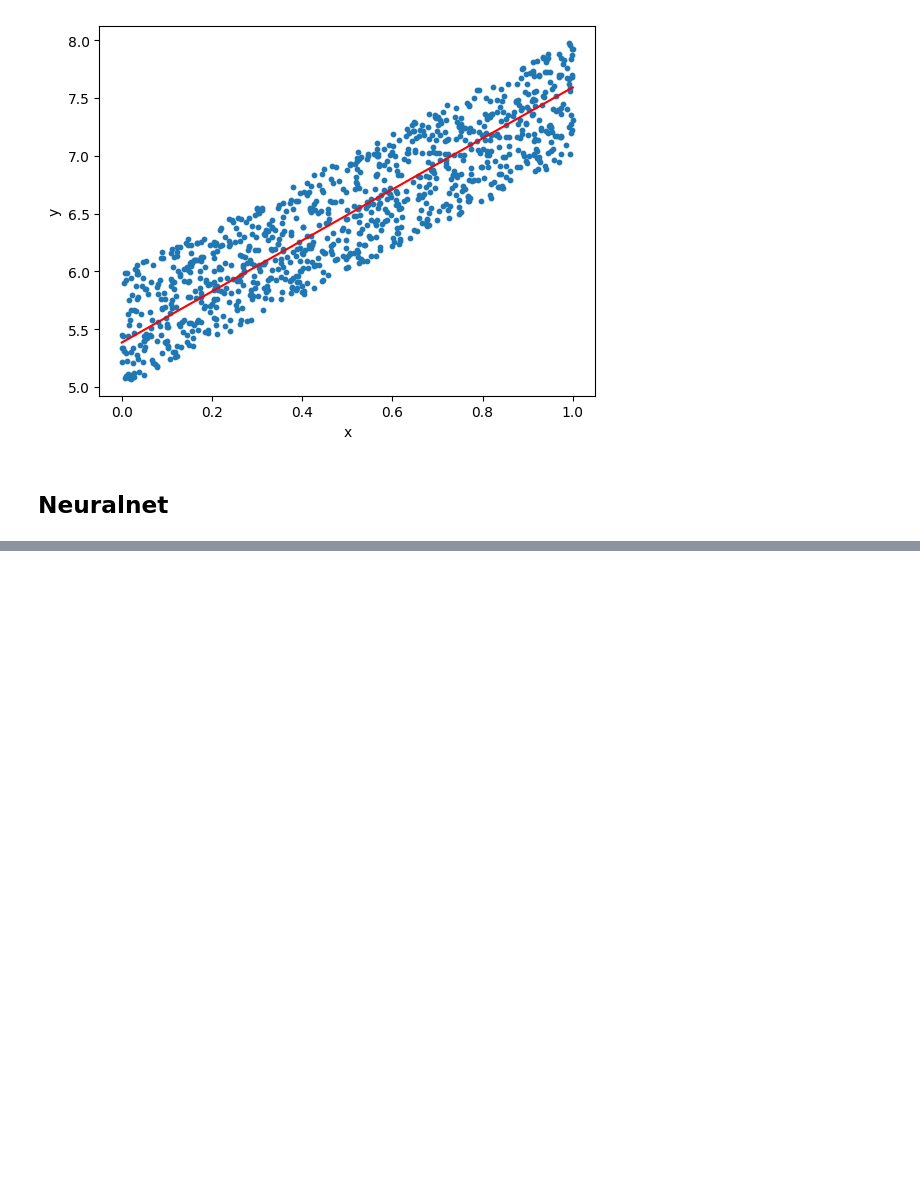
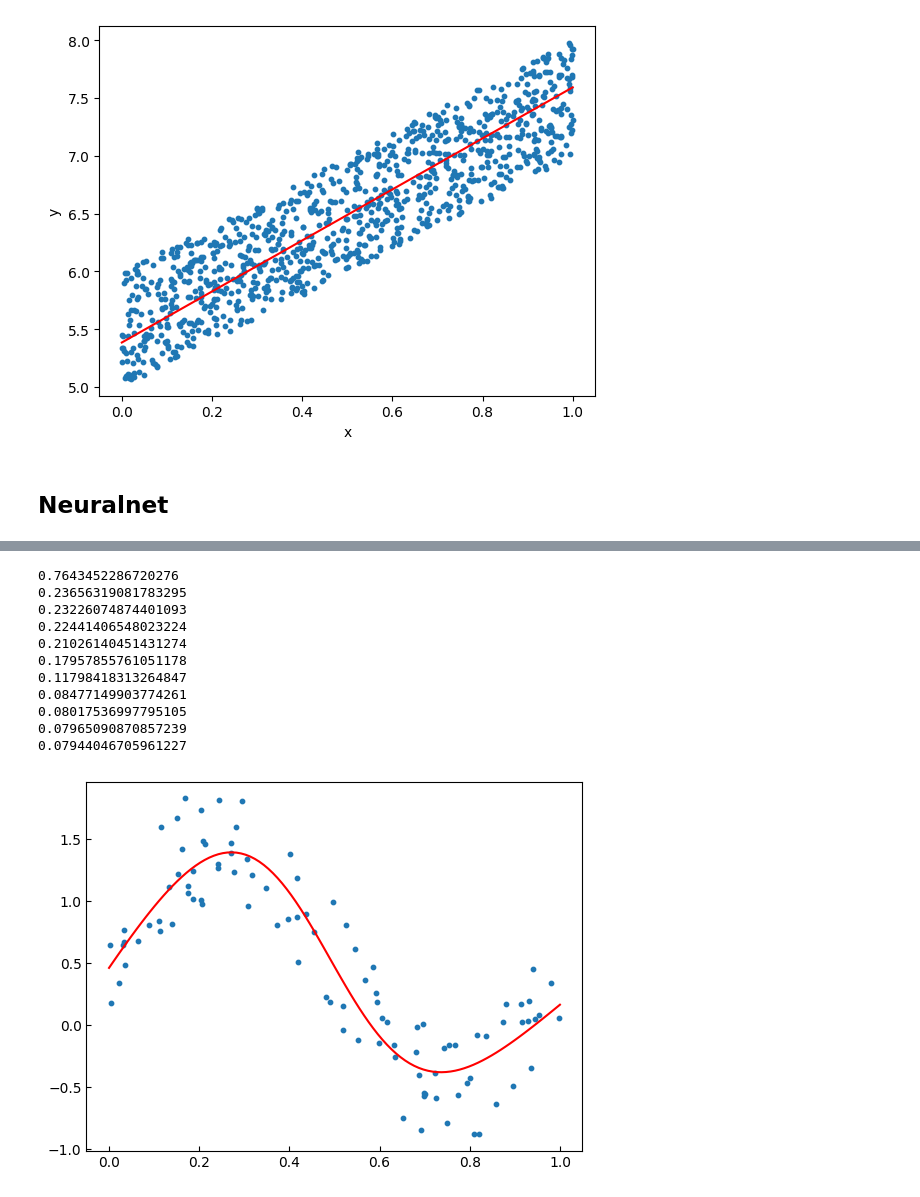
Before and after one commit to mae-commits/deep_learning_practice_5, a Jupyter notebook: 06_pytorch.ipynb, the cells around one changed output, grey strips where cells are left out. Saved outputs shown, nothing was run; the diff lists cells and outputs as text; code cells hidden in the pictures; blank space fills up the shorter version.

```diff
--- a/06_pytorch.ipynb
+++ b/06_pytorch.ipynb
@@ -178,0 +197,52 @@ b = 5.384404182434082
+# %%
+# Model
+
+class Model(nn.Module):
+    def __init__(self, input_size=1, hidden_size=10, output_size=1):
+        super().__init__()
+        self.linear1 = nn.Linear(input_size, hidden_size)
+        self.linear2 = nn.Linear(hidden_size, output_size)
+
+    def forward(self, x):
+        y = self.linear1(x)
+        y = F.sigmoid(y)
+        y = self.linear2(y)
+        return y
+# %%
+lr = 0.2
+iters = 10000
+
+model = Model()
+optimizer = torch.optim.SGD(model.parameters(), lr=lr)
+
+for i in range(iters):
+    y_pred = model(x) # Prediction
+    loss = F.mse_loss(y, y_pred)
+    optimizer.zero_grad()
+    loss.backward() # Back propagation
+    optimizer.step() # Optimizing step
+
+    if i % 1000 == 0:
+        print(loss.item())
+
+print(loss.item())
+
+# plot
+plt.scatter(x.detach().numpy(), y.detach().numpy(), s=10)
+x = torch.linspace(0, 1, 100).reshape(-1, 1)
+y = model(x).detach().numpy()
+plt.plot(x, y, color='red')
+plt.show()
+# %% [output]
+0.7643452286720276
+0.23656319081783295
+0.23226074874401093
+0.22441406548023224
+0.21026140451431274
+0.17957855761051178
+0.11798418313264847
+0.08477149903774261
+0.08017536997795105
+0.07965090870857239
+0.07944046705961227
+[figure, added]
```
Also changed, not shown: parts of 7 cells of this notebook, 9 other files.
